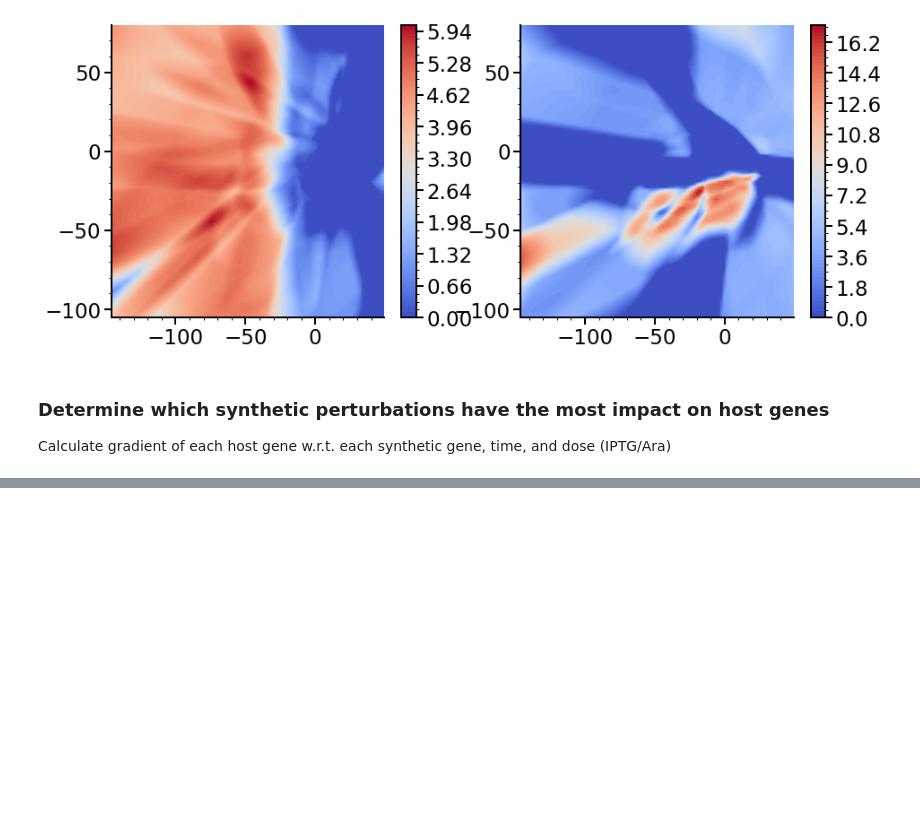
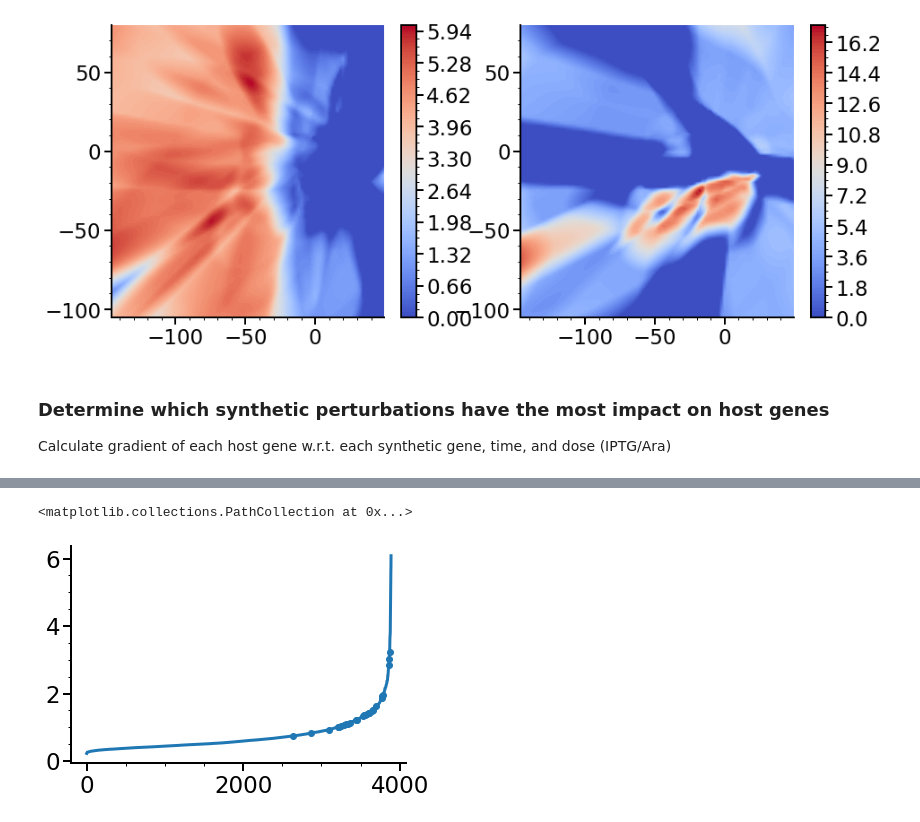
Before and after one commit to AqibHasnain/circuit-state, a Jupyter notebook: NAND_iterate/vae_cpa_notebook.ipynb, the cells around one changed output, grey strips where cells are left out. Cells and saved outputs as stored; diff of their text form; code cells hidden in the pictures; blank space fills up the shorter version.

```diff
--- a/NAND_iterate/vae_cpa_notebook.ipynb
+++ b/NAND_iterate/vae_cpa_notebook.ipynb
@@ -713,0 +714,15 @@ plt.show()
+# %%
+J_max = np.abs(J).max(axis=0)
+J_influence = J_max[:,0:9].mean(axis=1)
+sorted_by_influence = np.argsort(J_influence)
+J_sorted = J_max[sorted_by_influence]
+# %%
+circuit_inds = [adata.var_names.tolist().index(gene) for gene in circuit_markers if gene in adata.var_names]
+# %%
+x_circuit = [np.argsort(J_influence).tolist().index(x) for x in circuit_inds]
+# %%
+plt.plot( np.sort(J_influence) )
+plt.scatter(x_circuit, J_influence[circuit_inds])
+# %% [output]
+<matplotlib.collections.PathCollection at 0x...>
+[figure, added]
```
Also changed, not shown: parts of 1 cell of this notebook, 3 other files.
